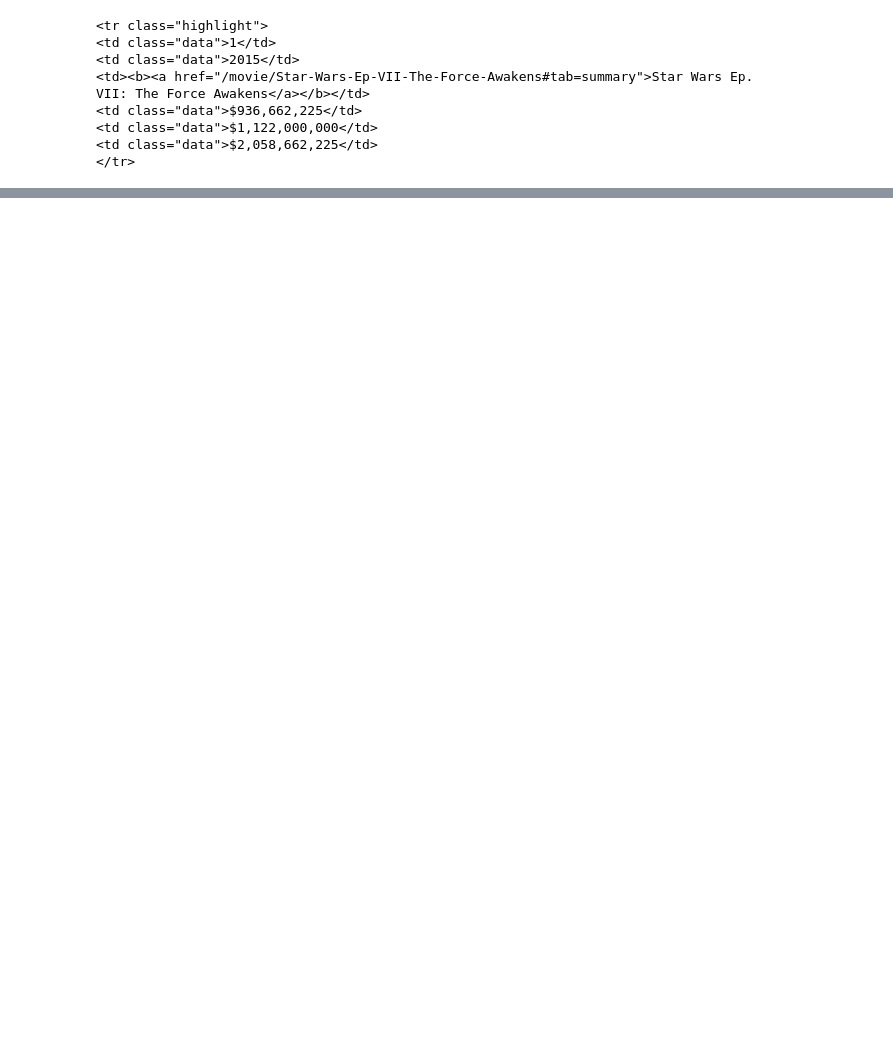
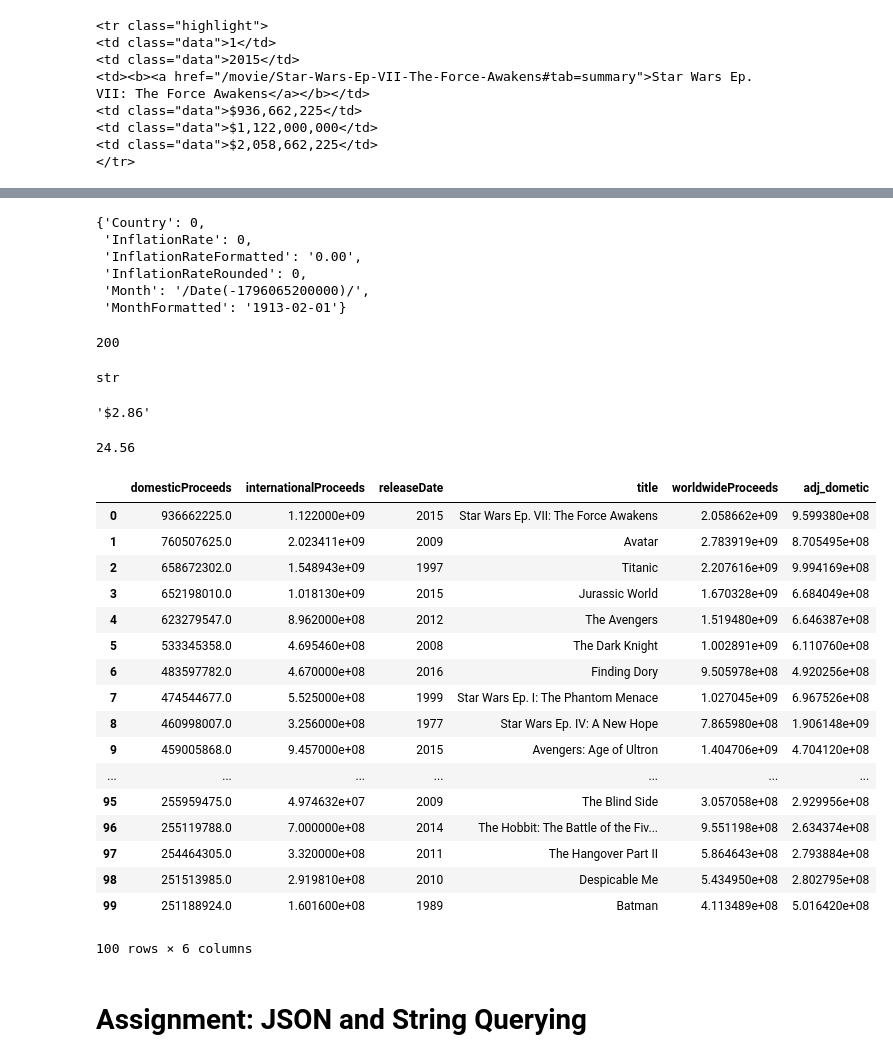
Before and after one commit to LutherCSMiller/augmenting-movie-data-with-an-api-chriia01, a Jupyter notebook: boxOffice.ipynb, the cells around one changed output, grey strips where cells are left out. Saved outputs shown, nothing was run; the diff lists cells and outputs as text; code cells hidden in the pictures; blank space fills up the shorter version.

```diff
--- a/boxOffice.ipynb
+++ b/boxOffice.ipynb
@@ -52,0 +105,9 @@ csv
+# %%
+inflation[-1]
+# %% [output]
+{'Country': 0,
+ 'InflationRate': 0,
+ 'InflationRateFormatted': '0.00',
+ 'InflationRateRounded': 0,
+ 'Month': '/Date(-1796065200000)/',
+ 'MonthFormatted': '1913-02-01'}
@@ -52,0 +118,12 @@ csv
+# %%
+adjusted.status_code
+# %% [output]
+200
+# %%
+type(adjusted.json())
+# %% [output]
+str
+# %%
+json.loads(adjusted.text)
+# %% [output]
+'$2.86'
@@ -52,0 +137,27 @@ csv
+# %%
+get_adjusted_price(100, 1.00)
+# %% [output]
+24.56
+# %%
+df
+# %% [output]
+|  | domesticProceeds | internationalProceeds | releaseDate | title | worldwideProceeds | adj_dometic |
+| 0 | 936662225.0 | 1.122000e+09 | 2015 | Star Wars Ep. VII: The Force Awakens | 2.058662e+09 | 9.599380e+08 |
+| 1 | 760507625.0 | 2.023411e+09 | 2009 | Avatar | 2.783919e+09 | 8.705495e+08 |
+| 2 | 658672302.0 | 1.548943e+09 | 1997 | Titanic | 2.207616e+09 | 9.994169e+08 |
+| 3 | 652198010.0 | 1.018130e+09 | 2015 | Jurassic World | 1.670328e+09 | 6.684049e+08 |
+| 4 | 623279547.0 | 8.962000e+08 | 2012 | The Avengers | 1.519480e+09 | 6.646387e+08 |
+| 5 | 533345358.0 | 4.695460e+08 | 2008 | The Dark Knight | 1.002891e+09 | 6.110760e+08 |
+| 6 | 483597782.0 | 4.670000e+08 | 2016 | Finding Dory | 9.505978e+08 | 4.920256e+08 |
+| 7 | 474544677.0 | 5.525000e+08 | 1999 | Star Wars Ep. I: The Phantom Menace | 1.027045e+09 | 6.967526e+08 |
+| 8 | 460998007.0 | 3.256000e+08 | 1977 | Star Wars Ep. IV: A New Hope | 7.865980e+08 | 1.906148e+09 |
+| 9 | 459005868.0 | 9.457000e+08 | 2015 | Avengers: Age of Ultron | 1.404706e+09 | 4.704120e+08 |
+| ... | ... | ... | ... | ... | ... | ... |
+| 95 | 255959475.0 | 4.974632e+07 | 2009 | The Blind Side | 3.057058e+08 | 2.929956e+08 |
+| 96 | 255119788.0 | 7.000000e+08 | 2014 | The Hobbit: The Battle of the Fiv... | 9.551198e+08 | 2.634374e+08 |
+| 97 | 254464305.0 | 3.320000e+08 | 2011 | The Hangover Part II | 5.864643e+08 | 2.793884e+08 |
+| 98 | 251513985.0 | 2.919810e+08 | 2010 | Despicable Me | 5.434950e+08 | 2.802795e+08 |
+| 99 | 251188924.0 | 1.601600e+08 | 1989 | Batman | 4.113489e+08 | 5.016420e+08 |
+100 rows × 6 columns
+# %% [markdown]
+# Assignment: JSON and String Querying
```
Also changed, not shown: parts of 18 cells of this notebook.
